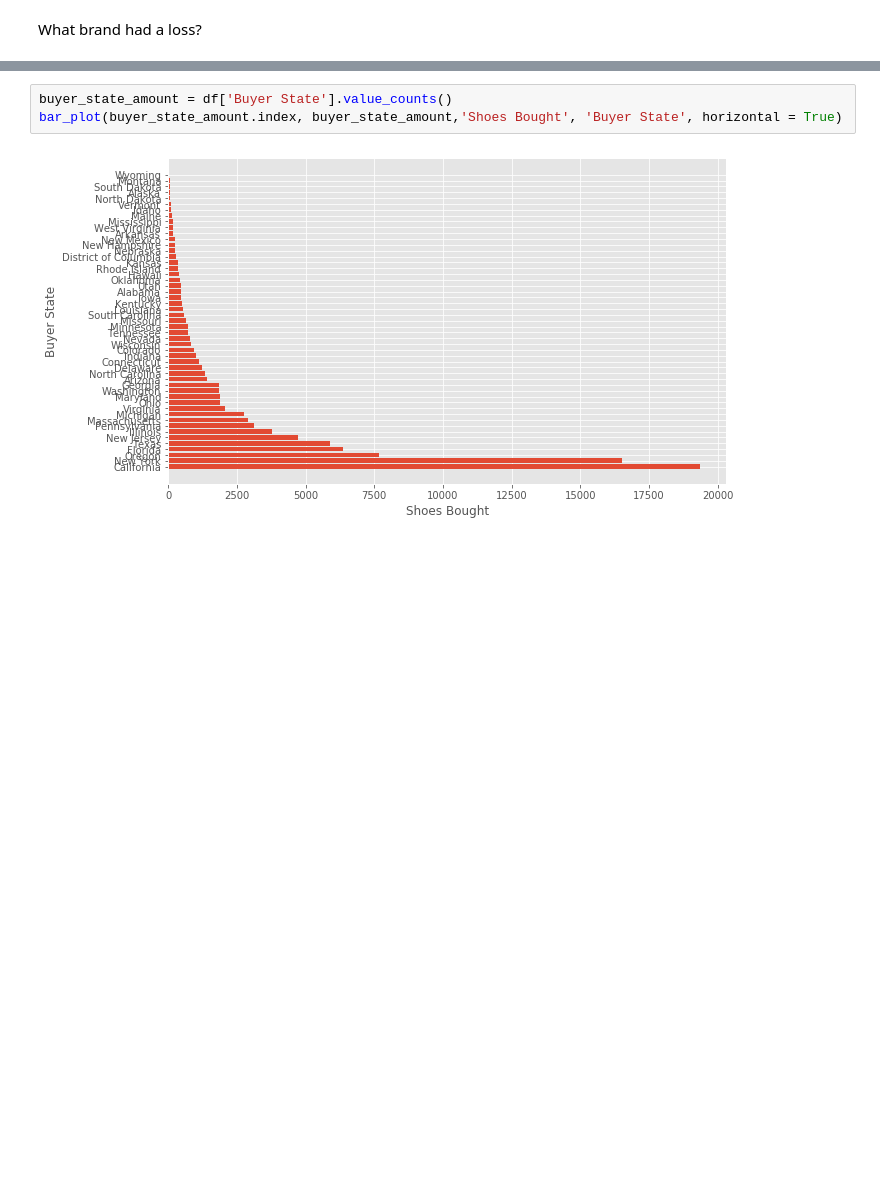
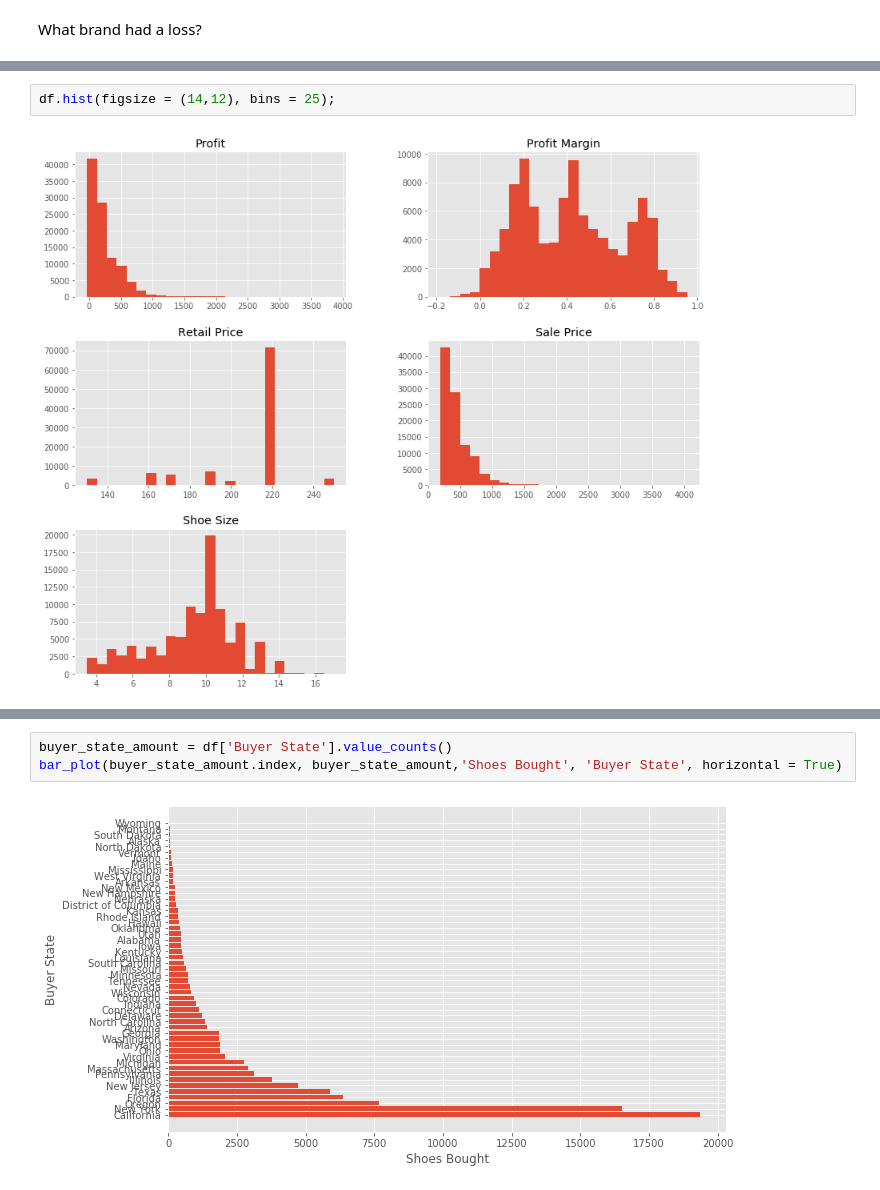
Before and after one commit to HienHa34/Yeezy-vs.-Off-White, a Jupyter notebook: EDA.ipynb, the cells around one changed output, grey strips where cells are left out. Cells and saved outputs as stored; diff of their text form; blank space fills up the shorter version.

```diff
--- a/EDA.ipynb
+++ b/EDA.ipynb
@@ -214,0 +242,4 @@ bar_plot(total.index,total,'quantity', 'region', horizontal = True)
+# %%
+df.hist(figsize = (14,12), bins = 25);
+# %% [output]
+[figure, added]
```
Also changed, not shown: parts of 136 cells of this notebook.
